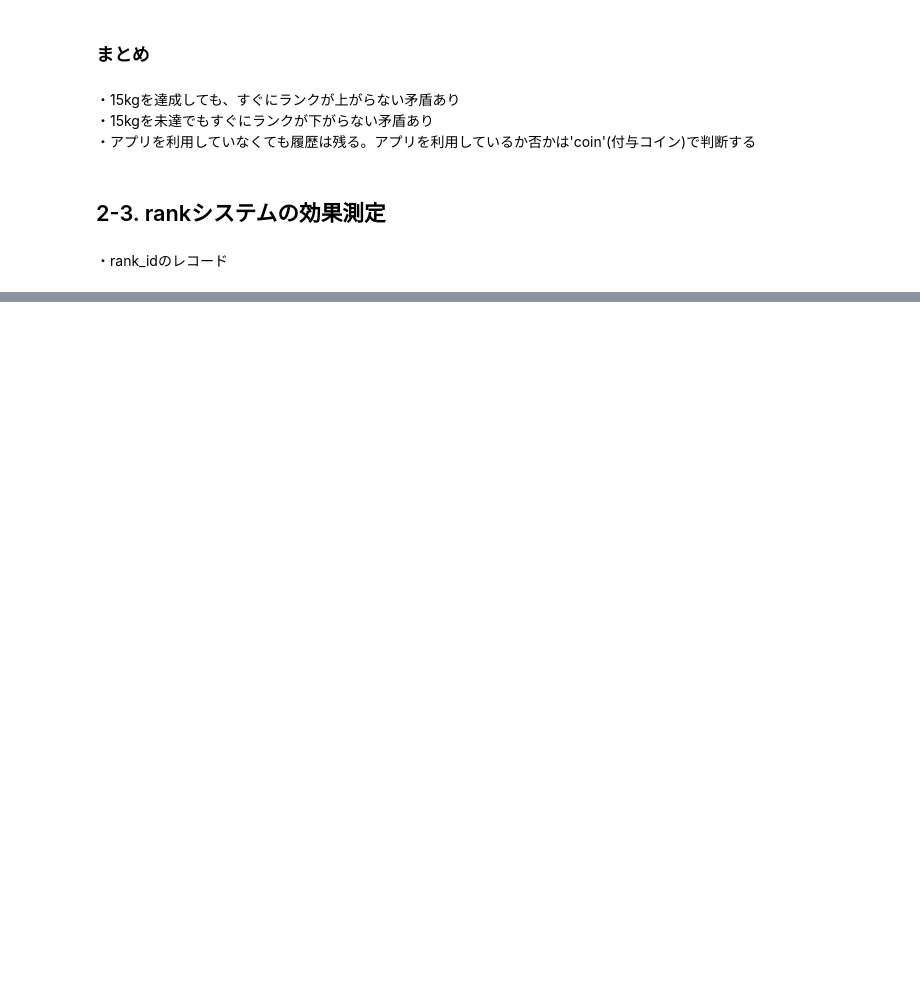
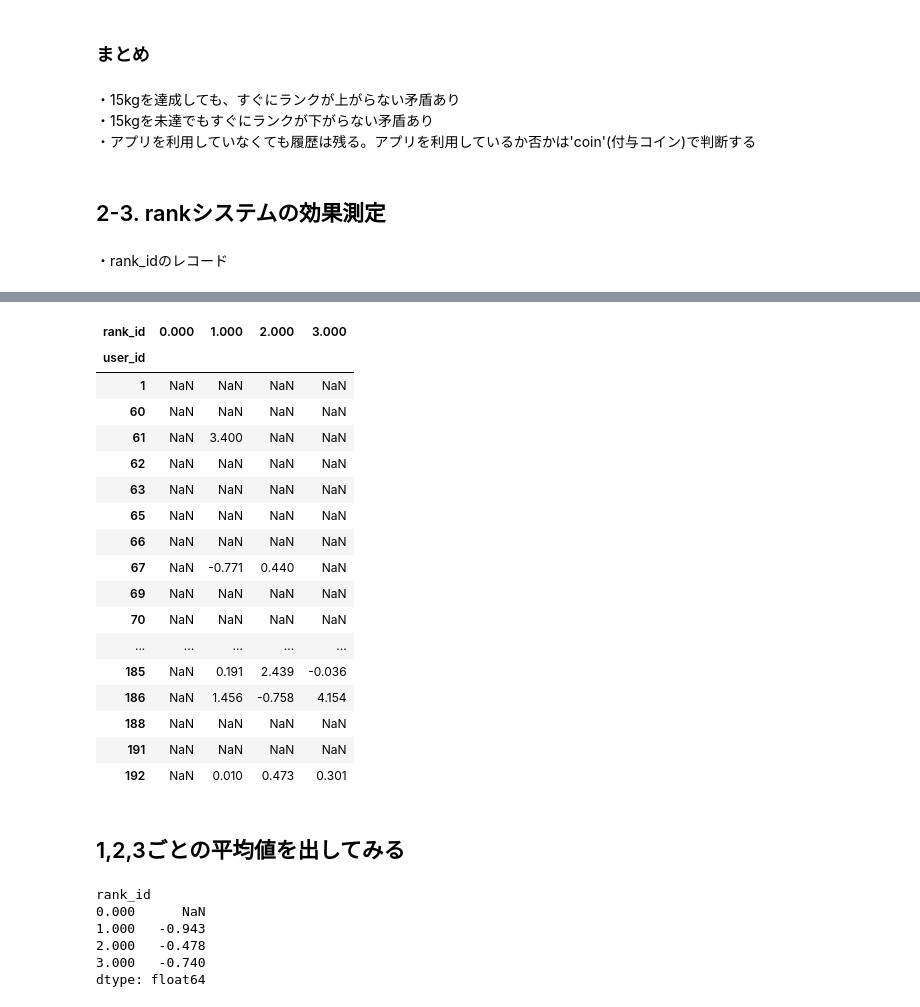
Before and after one commit to Naoya-Yasuda/MANABI_DX_QUEST_2023_PrePoC, a Jupyter notebook: notebook/visualization_point_history.ipynb, the cells around one changed output, grey strips where cells are left out. Drawn from its saved outputs; the diff is of its cells as text; code cells hidden in the pictures; blank space fills up the shorter version.

```diff
--- a/notebook/visualization_point_history.ipynb
+++ b/notebook/visualization_point_history.ipynb
@@ -269,0 +248,44 @@ df_grouped.head(300)
+# %%
+# TODO: amount_kgの平均を出してしまっているので、user　rank_idごとのamount_kgの合計を出さないといけない？？
+# Calculate the average recycling amount for each user and each rank
+avg_amount_per_user_rank = df_merge.groupby(['user_id', 'rank_id'])['amount_kg'].mean().reset_index()
+
+# To compare the average recycling amount of different ranks for each user, we need to pivot the data
+pivot_table = avg_amount_per_user_rank.pivot(index='user_id', columns='rank_id', values='amount_kg')
+
+# Calculate the difference between each rank's average recycling amount for each user
+# For simplicity, we'll calculate the difference between consecutive ranks (rank N and rank N-1)
+rank_differences = pivot_table.diff(axis=1)
+# %%
+rank_differences.head(100)
+# %% [output]
+| rank_id | 0.000 | 1.000 | 2.000 | 3.000 |
+| user_id |  |  |  |  |
+| 1 | NaN | NaN | NaN | NaN |
+| 60 | NaN | NaN | NaN | NaN |
+| 61 | NaN | 3.400 | NaN | NaN |
+| 62 | NaN | NaN | NaN | NaN |
+| 63 | NaN | NaN | NaN | NaN |
+| 65 | NaN | NaN | NaN | NaN |
+| 66 | NaN | NaN | NaN | NaN |
+| 67 | NaN | -0.771 | 0.440 | NaN |
+| 69 | NaN | NaN | NaN | NaN |
+| 70 | NaN | NaN | NaN | NaN |
+| ... | ... | ... | ... | ... |
+| 185 | NaN | 0.191 | 2.439 | -0.036 |
+| 186 | NaN | 1.456 | -0.758 | 4.154 |
+| 188 | NaN | NaN | NaN | NaN |
+| 191 | NaN | NaN | NaN | NaN |
+| 192 | NaN | 0.010 | 0.473 | 0.301 |
+# %% [markdown]
+## 1,2,3ごとの平均値を出してみる
+# %%
+average_difference_rank = rank_differences.mean(skipna=True)
+average_difference_rank
+# %% [output]
+rank_id
+0.000      NaN
+1.000   -0.943
+2.000   -0.478
+3.000   -0.740
+dtype: float64
```
Also changed, not shown: parts of 7 cells of this notebook.
